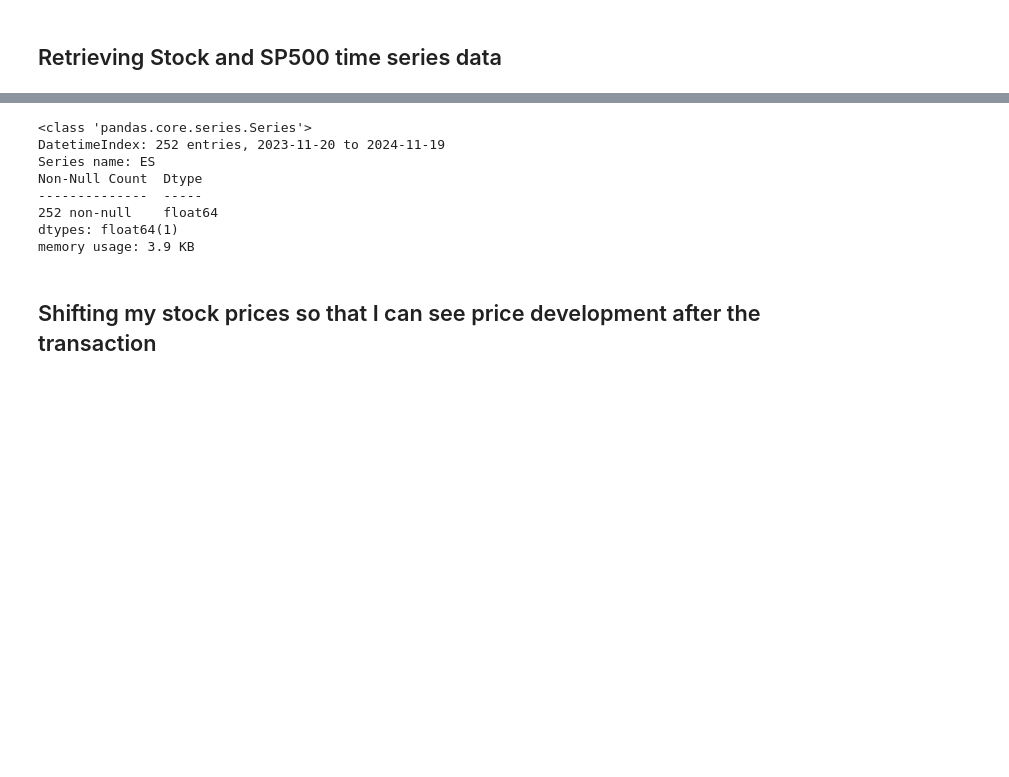
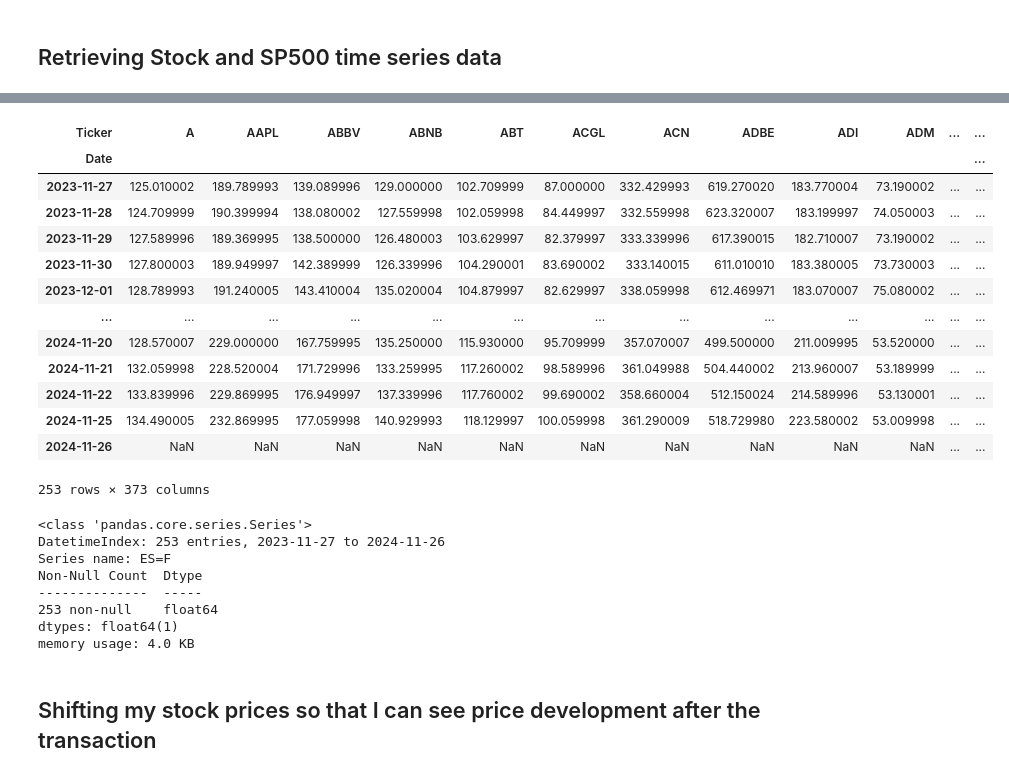
Before and after one commit to MarianaSwe/Insider_transactions, a Jupyter notebook: insiders_transactions_2.ipynb, the cells around one changed output, grey strips where cells are left out. Cells and saved outputs as stored; diff of their text form; code cells hidden in the pictures; blank space fills up the shorter version.

```diff
--- a/insiders_transactions_2.ipynb
+++ b/insiders_transactions_2.ipynb
@@ -191,21 +208,37 @@ data=data['Close']
 # %%
 #remove time-zone data from 'data' so it can be indexed
 
 data=data.tz_convert(None)
+data
+# %% [output]
+| Ticker | A | AAPL | ABBV | ABNB | ABT | ACGL | ACN | ADBE | ADI | ADM | ... | ... |
+| Date |  |  |  |  |  |  |  |  |  |  |  | ... |
+| 2023-11-27 | 125.010002 | 189.789993 | 139.089996 | 129.000000 | 102.709999 | 87.000000 | 332.429993 | 619.270020 | 183.770004 | 73.190002 | ... | ... |
+| 2023-11-28 | 124.709999 | 190.399994 | 138.080002 | 127.559998 | 102.059998 | 84.449997 | 332.559998 | 623.320007 | 183.199997 | 74.050003 | ... | ... |
+| 2023-11-29 | 127.589996 | 189.369995 | 138.500000 | 126.480003 | 103.629997 | 82.379997 | 333.339996 | 617.390015 | 182.710007 | 73.190002 | ... | ... |
+| 2023-11-30 | 127.800003 | 189.949997 | 142.389999 | 126.339996 | 104.290001 | 83.690002 | 333.140015 | 611.010010 | 183.380005 | 73.730003 | ... | ... |
+| 2023-12-01 | 128.789993 | 191.240005 | 143.410004 | 135.020004 | 104.879997 | 82.629997 | 338.059998 | 612.469971 | 183.070007 | 75.080002 | ... | ... |
+| ... | ... | ... | ... | ... | ... | ... | ... | ... | ... | ... | ... | ... |
+| 2024-11-20 | 128.570007 | 229.000000 | 167.759995 | 135.250000 | 115.930000 | 95.709999 | 357.070007 | 499.500000 | 211.009995 | 53.520000 | ... | ... |
+| 2024-11-21 | 132.059998 | 228.520004 | 171.729996 | 133.259995 | 117.260002 | 98.589996 | 361.049988 | 504.440002 | 213.960007 | 53.189999 | ... | ... |
+| 2024-11-22 | 133.839996 | 229.869995 | 176.949997 | 137.339996 | 117.760002 | 99.690002 | 358.660004 | 512.150024 | 214.589996 | 53.130001 | ... | ... |
+| 2024-11-25 | 134.490005 | 232.869995 | 177.059998 | 140.929993 | 118.129997 | 100.059998 | 361.290009 | 518.729980 | 223.580002 | 53.009998 | ... | ... |
+| 2024-11-26 | NaN | NaN | NaN | NaN | NaN | NaN | NaN | NaN | NaN | NaN | ... | ... |
+253 rows × 373 columns
 # %%
 #pull out SP500 ticker out of data so it can be used alone for graphing reasons
 
-SP_hist =data['ES']
+SP_hist =data['ES=F']
 SP_hist.info()
 # %% [output]
 <class 'pandas.core.series.Series'>
-DatetimeIndex: 252 entries, 2023-11-20 to 2024-11-19
-Series name: ES
+DatetimeIndex: 253 entries, 2023-11-27 to 2024-11-26
+Series name: ES=F
 Non-Null Count  Dtype
 --------------  -----
-252 non-null    float64
+253 non-null    float64
 dtypes: float64(1)
-memory usage: 3.9 KB
+memory usage: 4.0 KB
 # %% [markdown]
 ## Shifting my stock prices so that I can see price development after the transaction
 # %%
```
Also changed, not shown: parts of 43 cells of this notebook, 8 other files.
